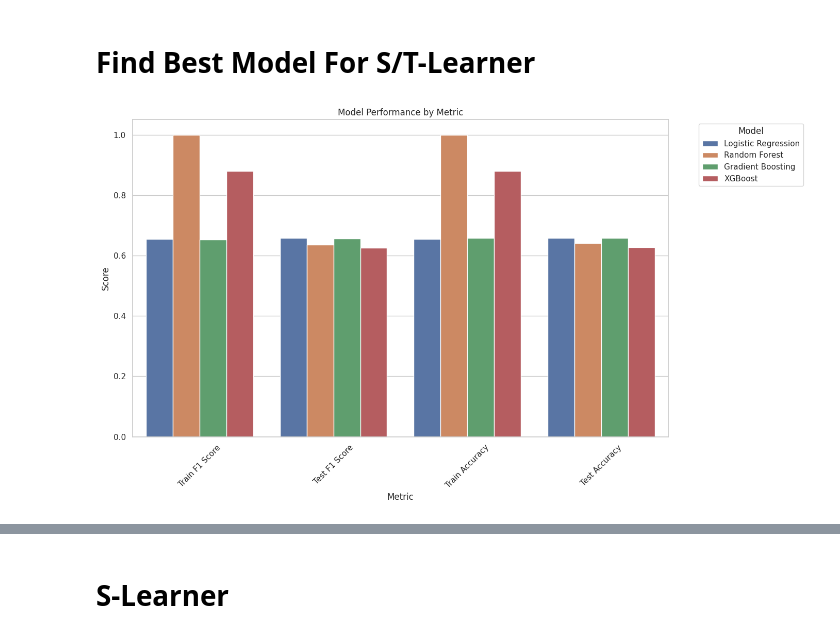
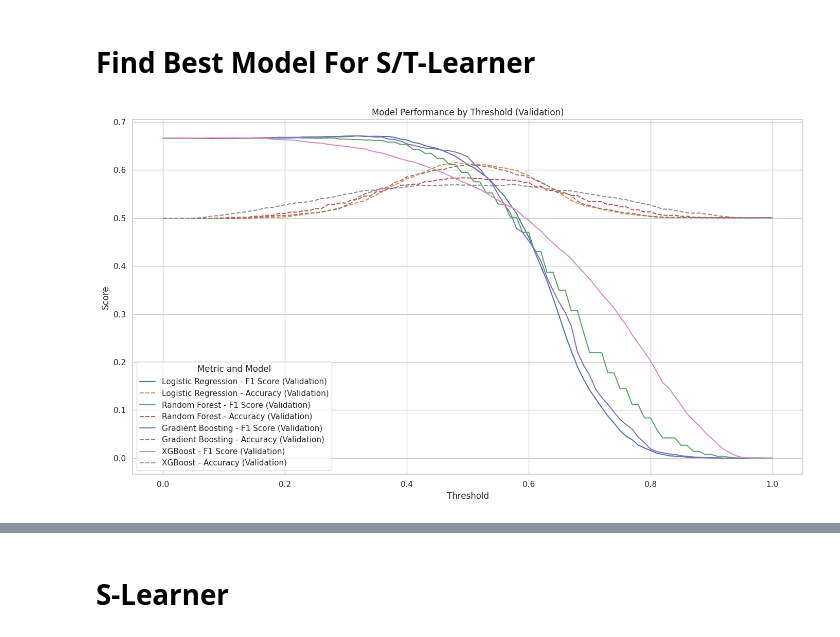
Before and after one commit to or1dado/Tennis-Momentum-Causal-Inference, a Jupyter notebook: ATE_methods.ipynb, the cells around one changed output, grey strips where cells are left out. Saved outputs shown, nothing was run; the diff lists cells and outputs as text; code cells hidden in the pictures.

Commit message:
hp tunning

```diff
--- a/ATE_methods.ipynb
+++ b/ATE_methods.ipynb
@@ -25,10 +25,9 @@ RANDOM_SEED = 42
 # %% [markdown]
 # Load Data
 # %%
-partial_df = pd.read_csv('Final_Data/feature_df.csv', index_col=0)
-full_df = pd.read_csv('Final_Data/full_scores_feature_df.csv', index_col=0)
+partial_df = pd.read_csv('Final_Data/partial_feature_df.csv', index_col=0)
+full_df = pd.read_csv('Final_Data/full_feature_df.csv', index_col=0)
 
-# train_df = pd.read_csv('Final_Data/train_feature_df.csv', index_col=0)
-# eval_df = pd.read_csv('Final_Data/eval_feature_df.csv', index_col=0)
+df, path2save = [(full_df, "ate_full_df.csv"), (partial_df, "ate_partial_df.csv")][0]
 # %% [markdown]
 # Models
@@ -46,3 +34,11 @@ xgb_model_class = partial(xgb.XGBClassifier, n_estimators=20, max_depth=20, lear
+# %%
+with open('hp_tunning.pkl', 'rb') as f:
+    hp_tunning = pickle.load(f)
+
+lr_model_class = partial(LogisticRegression, **hp_tunning['lr']['hyper_params'], random_state=RANDOM_SEED)
+rf_model_class = partial(RandomForestClassifier, **hp_tunning['rf']['hyper_params'], random_state=RANDOM_SEED)
+gb_model_class = partial(GradientBoostingClassifier, **hp_tunning['gb']['hyper_params'], random_state=RANDOM_SEED)
+xgb_model_class = partial(xgb.XGBClassifier, **hp_tunning['xgb']['hyper_params'], random_state=RANDOM_SEED)
 # %% [markdown]
 # Propensity Score
 # %%
@@ -119,65 +115,97 @@ ATE_df
 # %% [markdown]
 # Find Best Model For S/T-Learner
 # %%
-def evaluate_model(df, model, test_size=0.2, random_state=42):
+def evaluate_model_with_threshold(df, model, test_size=0.2, validation_size=0.2, random_state=0):
     categorical_cols = [col for col in df.columns if df[col].dtype == 'object']
     X = df.drop(columns=['Y'])
     y = df['Y']
 
-    X_train, X_test, y_train, y_test = train_test_split(X, y, test_size=test_size, random_state=random_state)
+    X_train, X_temp, y_train, y_temp = train_test_split(X, y, test_size=(test_size + validation_size), random_state=random_state)
+    X_val, X_test, y_val, y_test = train_test_split(X_temp, y_temp, test_size=test_size/(test_size + validation_size), random_state=random_state)
 
     if type(model).__name__ in ["LogisticRegression", "SVC", "RandomForestClassifier", "GradientBoostingClassifier", "XGBClassifier"]:
         X_train = pd.get_dummies(X_train, columns=categorical_cols, drop_first=True)
+        X_val = pd.get_dummies(X_val, columns=categorical_cols, drop_first=True)
         X_test = pd.get_dummies(X_test, columns=categorical_cols, drop_first=True)
 
+        X_train, X_val = X_train.align(X_val, join='left', axis=1, fill_value=0)
         X_train, X_test = X_train.align(X_test, join='left', axis=1, fill_value=0)
 
     if type(model).__name__ in ['LogisticRegression', 'SVC']:
         scaler = MinMaxScaler()
         X_train = pd.DataFrame(scaler.fit_transform(X_train), columns=X_train.columns)
+        X_val = pd.DataFrame(scaler.transform(X_val), columns=X_val.columns)
         X_test = pd.DataFrame(scaler.transform(X_test), columns=X_test.columns)
 
     model.fit(X_train, y_train)
+    y_prob = model.predict_proba(X_val)[:, 1]
 
-    y_train_pred = model.predict(X_train)
-    y_test_pred = model.predict(X_test)
+    thresholds = np.arange(0.0, 1.01, 0.01)
+    f1_scores = []
+    accuracies = []
+
+    for threshold in thresholds:
+        y_pred = (y_prob >= threshold).astype(int)
+        f1_scores.append(f1_score(y_val, y_pred))
+        accuracies.append(accuracy_score(y_val, y_pred))
+
+    best_threshold = thresholds[np.argmax(f1_scores)]
+    best_f1 = max(f1_scores)
+    best_accuracy = max(accuracies)
+
+    y_prob_test = model.predict_proba(X_test)[:, 1]
+    y_pred_test = (y_prob_test >= best_threshold).astype(int)
+    test_f1 = f1_score(y_test, y_pred_test)
+    test_accuracy = accuracy_score(y_test, y_pred_test)
 
     metrics = {
-        'Train F1 Score': f1_score(y_train, y_train_pred),
-        'Test F1 Score': f1_score(y_test, y_test_pred),
-        'Train Accuracy': accuracy_score(y_train, y_train_pred),
-        'Test Accuracy': accuracy_score(y_test, y_test_pred),
+        'Best Threshold': best_threshold,
+        'Best F1 Score (Validation)': best_f1,
+        'Best Accuracy (Validation)': best_accuracy,
+        'Test F1 Score': test_f1,
+        'Test Accuracy': test_accuracy,
+        'F1 Scores (Validation)': f1_scores,
+        'Accuracies (Validation)': accuracies,
+        'Thresholds': thresholds
     }
 
     return metrics
+
 #############################################################################
-
 models = {
     "Logistic Regression": lr_model_class(),
-#     "Support Vector Machine": svm_model_class(),
     "Random Forest": rf_model_class(),
     "Gradient Boosting": gb_model_class(),
     "XGBoost": xgb_model_class()
 }
 
 all_metrics = {}
 for model_name, model in models.items():
-    metrics = evaluate_model(full_df, model)
+    metrics = evaluate_model_with_threshold(df, model)
     all_metrics[model_name] = metrics
 
-results_df = pd.DataFrame(all_metrics).T
-results_df = results_df.reset_index().melt(id_vars='index', var_name='Metric', value_name='Score')
-results_df.rename(columns={'index': 'Model'}, inplace=True)
-results_df.set_index(['Metric', 'Model'], inplace=True)
+plt.figure(figsize=(14, 8))
 
-plt.figure(figsize=(14, 8))
-sns.barplot(x='Metric', y='Score', hue='Model', data=results_df.reset_index(), errorbar=None)
-plt.title('Model Performance by Metric')
-plt.xlabel('Metric')
+for model_name, metrics in all_metrics.items():
+    plt.plot(metrics['Thresholds'], metrics['F1 Scores (Validation)'], label=f'{model_name} - F1 Score (Validation)')
+    plt.plot(metrics['Thresholds'], metrics['Accuracies (Validation)'], label=f'{model_name} - Accuracy (Validation)', linestyle='--')
+
+plt.title('Model Performance by Threshold (Validation)')
+plt.xlabel('Threshold')
 plt.ylabel('Score')
-plt.xticks(rotation=45)
-plt.legend(title='Model', bbox_to_anchor=(1.05, 1), loc='upper left')
+plt.legend(title='Metric and Model')
 plt.tight_layout()
 plt.show()
+
+th_df = pd.DataFrame({
+    'Model': list(all_metrics.keys()),
+    'Best Threshold': [metrics['Best Threshold'] for metrics in all_metrics.values()],
+    'Best F1 Score (Validation)': [metrics['Best F1 Score (Validation)'] for metrics in all_metrics.values()],
+    'Best Accuracy (Validation)': [metrics['Best Accuracy (Validation)'] for metrics in all_metrics.values()],
+    'Test F1 Score': [metrics['Test F1 Score'] for metrics in all_metrics.values()],
+    'Test Accuracy': [metrics['Test Accuracy'] for metrics in all_metrics.values()]
+})
+
+display(th_df)
 # %% [output]
-[figure, old version]
+[figure, new version]
```
Also changed, not shown: parts of 14 cells of this notebook, 14 other files.
